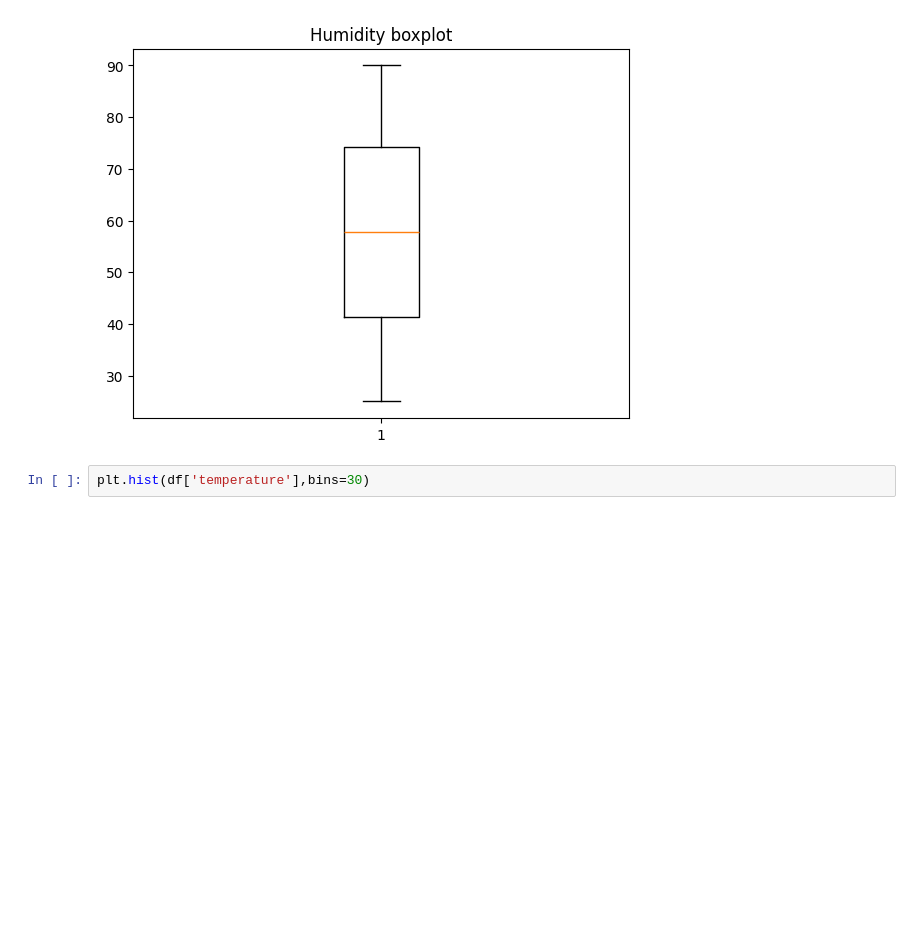
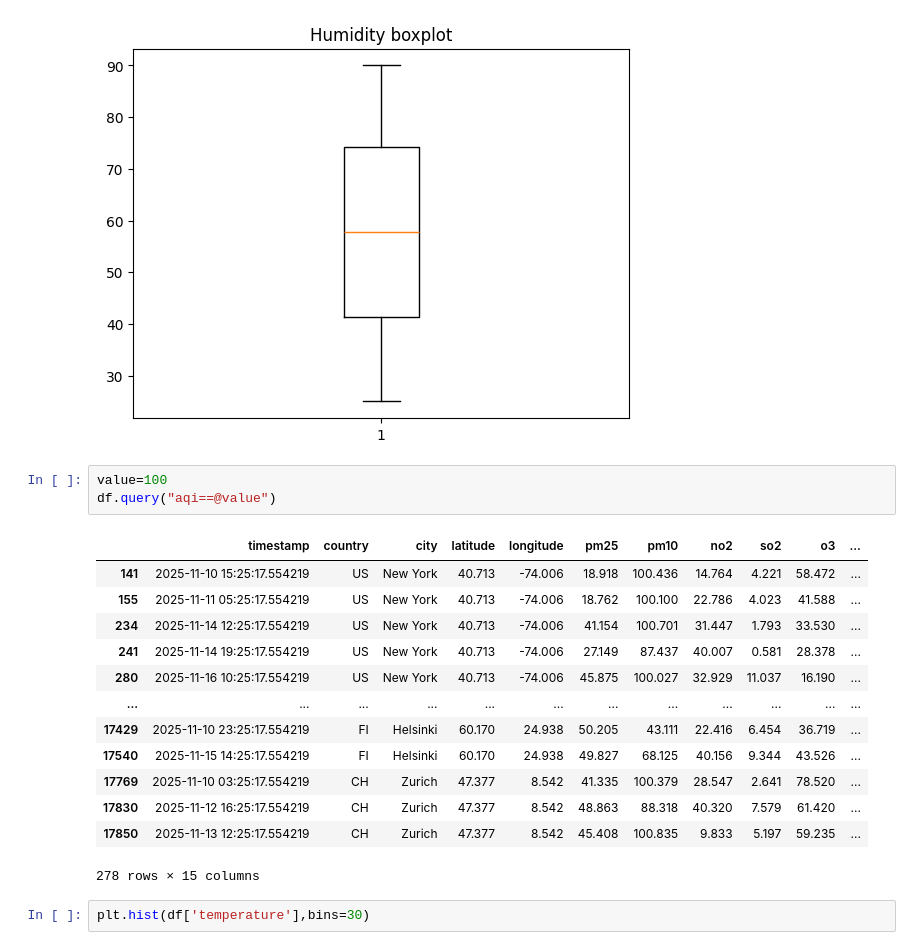
Before and after one commit to 2k24cs2r2512607-sketch/machine-learning-journey, a Jupyter notebook: EDA/Air_quality_EDA/cleaning_data.ipynb, the cells around one changed output. Cells and saved outputs as stored; diff of their text form; blank space fills up the shorter version.

```diff
--- a/EDA/Air_quality_EDA/cleaning_data.ipynb
+++ b/EDA/Air_quality_EDA/cleaning_data.ipynb
@@ -144,6 +175,23 @@ plt.title("Humidity boxplot")
 plt.show()
 # %% [output]
 [figure]
+# %%
+value=100
+df.query("aqi==@value")
+# %% [output]
+|  | timestamp | country | city | latitude | longitude | pm25 | pm10 | no2 | so2 | o3 | ... |
+| 141 | 2025-11-10 15:25:17.554219 | US | New York | 40.713 | -74.006 | 18.918 | 100.436 | 14.764 | 4.221 | 58.472 | ... |
+| 155 | 2025-11-11 05:25:17.554219 | US | New York | 40.713 | -74.006 | 18.762 | 100.100 | 22.786 | 4.023 | 41.588 | ... |
+| 234 | 2025-11-14 12:25:17.554219 | US | New York | 40.713 | -74.006 | 41.154 | 100.701 | 31.447 | 1.793 | 33.530 | ... |
+| 241 | 2025-11-14 19:25:17.554219 | US | New York | 40.713 | -74.006 | 27.149 | 87.437 | 40.007 | 0.581 | 28.378 | ... |
+| 280 | 2025-11-16 10:25:17.554219 | US | New York | 40.713 | -74.006 | 45.875 | 100.027 | 32.929 | 11.037 | 16.190 | ... |
+| ... | ... | ... | ... | ... | ... | ... | ... | ... | ... | ... | ... |
+| 17429 | 2025-11-10 23:25:17.554219 | FI | Helsinki | 60.170 | 24.938 | 50.205 | 43.111 | 22.416 | 6.454 | 36.719 | ... |
+| 17540 | 2025-11-15 14:25:17.554219 | FI | Helsinki | 60.170 | 24.938 | 49.827 | 68.125 | 40.156 | 9.344 | 43.526 | ... |
+| 17769 | 2025-11-10 03:25:17.554219 | CH | Zurich | 47.377 | 8.542 | 41.335 | 100.379 | 28.547 | 2.641 | 78.520 | ... |
+| 17830 | 2025-11-12 16:25:17.554219 | CH | Zurich | 47.377 | 8.542 | 48.863 | 88.318 | 40.320 | 7.579 | 61.420 | ... |
+| 17850 | 2025-11-13 12:25:17.554219 | CH | Zurich | 47.377 | 8.542 | 45.408 | 100.835 | 9.833 | 5.197 | 59.235 | ... |
+278 rows × 15 columns
 # %%
 plt.hist(df['temperature'],bins=30)
 # %% [output]
```
Also changed, not shown: parts of 7 cells of this notebook.
